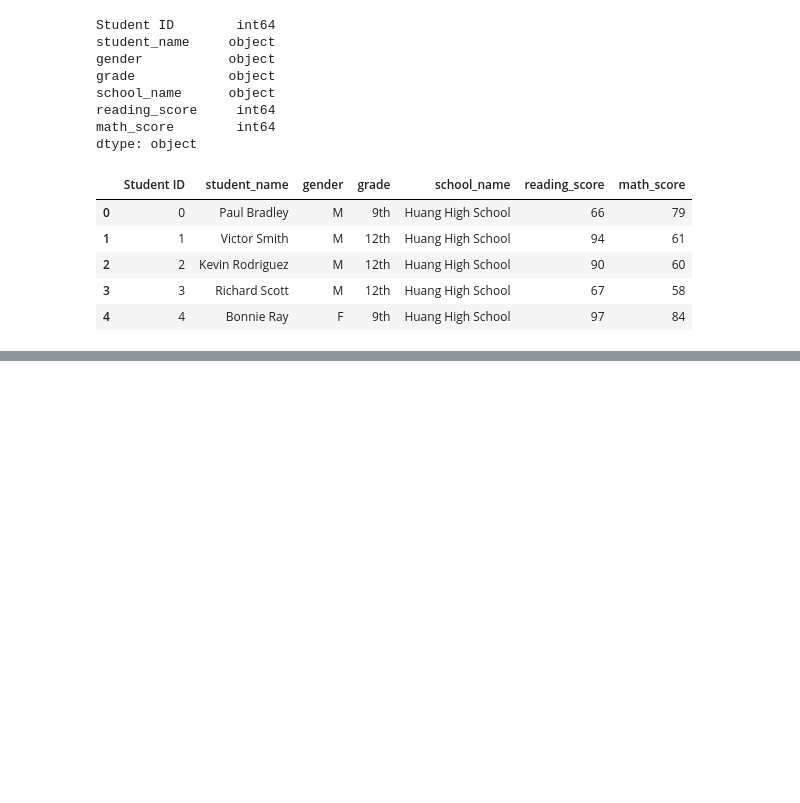
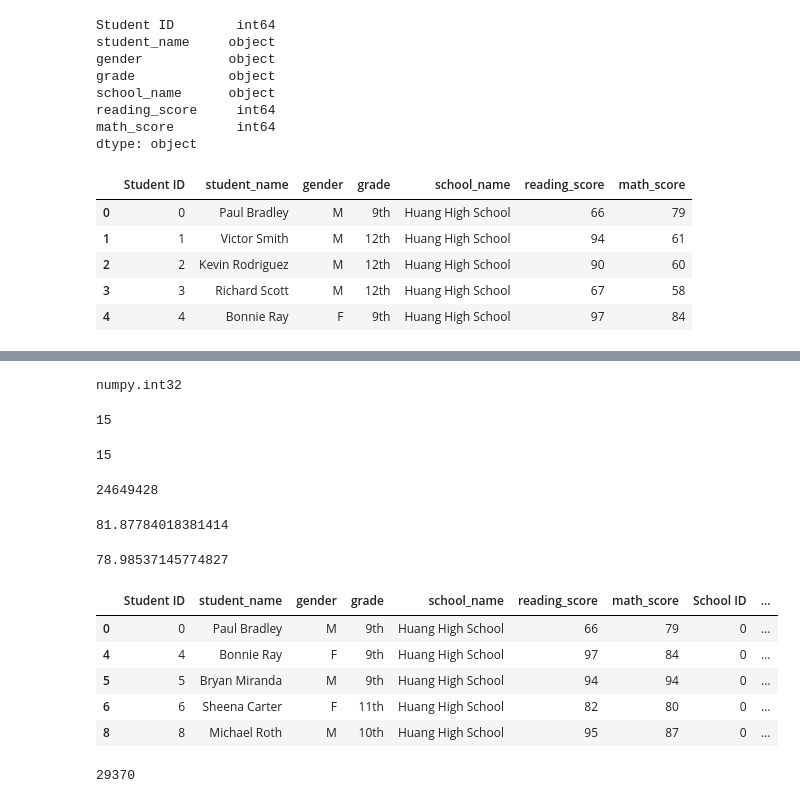
Before and after one commit to pato7mx/School_District_Analysis, a Jupyter notebook: PyCitySchools.ipynb, the cells around one changed output, grey strips where cells are left out. Saved outputs shown, nothing was run; the diff lists cells and outputs as text; code cells hidden in the pictures; blank space fills up the shorter version.

```diff
--- a/PyCitySchools.ipynb
+++ b/PyCitySchools.ipynb
@@ -162,0 +201,41 @@ student_data_df.head()
+# %%
+#We can also the count the total students using the following format = school_data_complete_df[column].count()
+student_count = school_data_complete_df["Student ID"].count()
+student_count
+type(student_count)
+# %% [output]
+numpy.int32
+# %%
+#Now lets count the number of schools there are two ways to do this, first:
+# Calculate the total number of schools.
+school_count = school_data_df["school_name"].count()
+school_count
+# %% [output]
+15
+# %%
+#Second method: We can't use the count() method on the school_data_complete_df["school_name"] column because this would give us a value of 39,170. If we want to use school_data_complete_df, we first need to get the unique items in the ["school_name"] column by using the unique() method. This method will return a "ndarray", or n-dimensional array
+#of all the unique values of that column.
+# Calculate the total number of schools
+school_count_2 = len(school_data_complete_df["school_name"].unique())
+school_count_2
+# %% [output]
+15
+# %%
+# Calculate the total budget.
+total_budget = school_data_df["budget"].sum()
+total_budget
+# %% [output]
+24649428
+# %%
+#The method for calculating averages with pandas is the mean() method
+# Calculate the average reading score.
+average_reading_score = school_data_complete_df["reading_score"].mean()
+average_reading_score
+# %% [output]
+81.87784018381414
+# %%
+# Calculate the average math score.
+average_math_score = school_data_complete_df["math_score"].mean()
+average_math_score
+# %% [output]
+78.98537145774827
@@ -162,0 +260,18 @@ student_data_df.head()
+# %%
+#Get the Number of Students Who Passed Math and ReadingGet the Number of Students Who Passed Math and Reading
+# Get all the students who are passing math in a new DataFrame.
+passing_math = school_data_complete_df[school_data_complete_df["math_score"] >= 70]
+passing_math.head()
+# %% [output]
+|  | Student ID | student_name | gender | grade | school_name | reading_score | math_score | School ID | ... |
+| 0 | 0 | Paul Bradley | M | 9th | Huang High School | 66 | 79 | 0 | ... |
+| 4 | 4 | Bonnie Ray | F | 9th | Huang High School | 97 | 84 | 0 | ... |
+| 5 | 5 | Bryan Miranda | M | 9th | Huang High School | 94 | 94 | 0 | ... |
+| 6 | 6 | Sheena Carter | F | 11th | Huang High School | 82 | 80 | 0 | ... |
+| 8 | 8 | Michael Roth | M | 10th | Huang High School | 95 | 87 | 0 | ... |
+# %%
+#Count how many students passed math
+passing_math_count = passing_math["student_name"].count()
+passing_math_count
+# %% [output]
+29370
```
Also changed, not shown: parts of 16 cells of this notebook, 1 other file.
